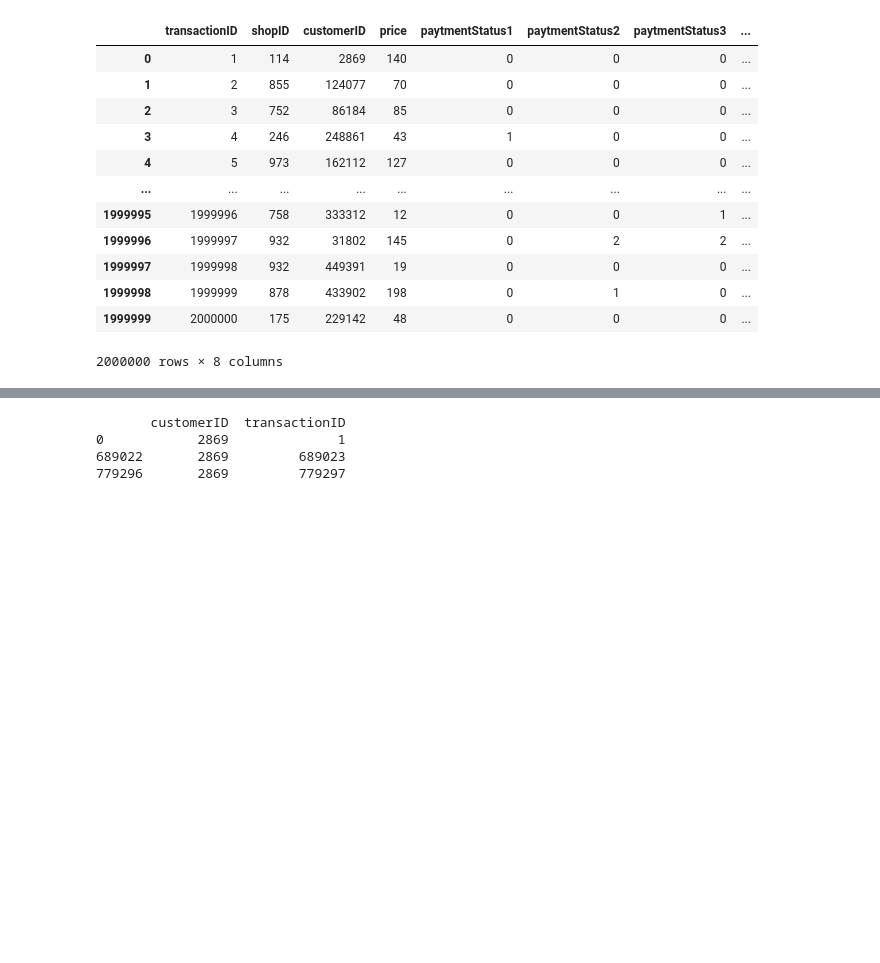
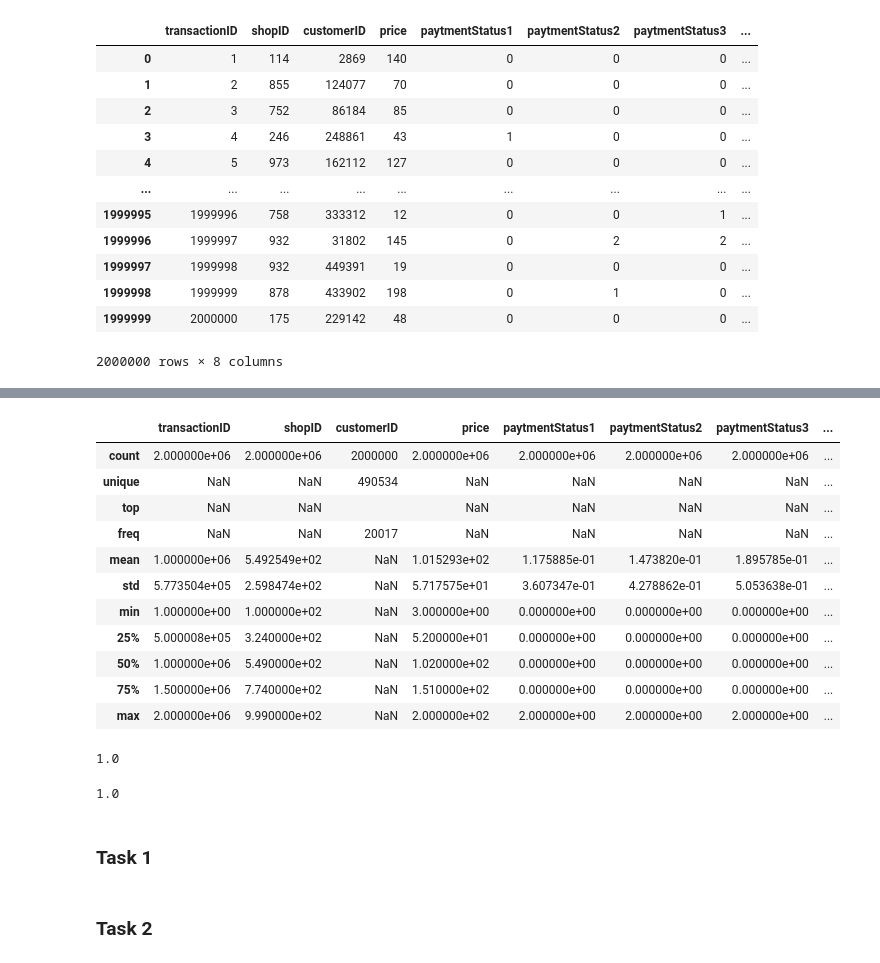
Before and after one commit to km72846/viabill_casestudy, a Jupyter notebook: viabill.ipynb, the cells around one changed output, grey strips where cells are left out. Saved outputs shown, nothing was run; the diff lists cells and outputs as text; code cells hidden in the pictures; blank space fills up the shorter version.

```diff
--- a/viabill.ipynb
+++ b/viabill.ipynb
@@ -109,13 +27,13 @@ KeyboardInterrupt:
 # %%
-import sqlite3
-import pandas as pd
+# creating connection
 
-# Create your connection.
-cnx = sqlite3.connect('viabill.db')
+cnx = sqlite3.connect('data/viabill.db')
 
 customers = pd.read_sql_query("SELECT * FROM CUSTOMERS", cnx)
 
 transactions = pd.read_sql_query("SELECT * FROM TRANSACTIONS", cnx)
+
+cnx.close()
 # %%
 customers
 # %% [output]
@@ -345,7 +84,33 @@ Name: cluster, dtype: int64
-# %%
-print(x[x['customerID']==2869])
-# %% [output]
-       customerID  transactionID
-0            2869              1
-689022       2869         689023
-779296       2869         779297
+# %%
+transactions.describe(include='all')
+# %% [output]
+|  | transactionID | shopID | customerID | price | paytmentStatus1 | paytmentStatus2 | paytmentStatus3 | ... |
+| count | 2.000000e+06 | 2.000000e+06 | 2000000 | 2.000000e+06 | 2.000000e+06 | 2.000000e+06 | 2.000000e+06 | ... |
+| unique | NaN | NaN | 490534 | NaN | NaN | NaN | NaN | ... |
+| top | NaN | NaN |  | NaN | NaN | NaN | NaN | ... |
+| freq | NaN | NaN | 20017 | NaN | NaN | NaN | NaN | ... |
+| mean | 1.000000e+06 | 5.492549e+02 | NaN | 1.015293e+02 | 1.175885e-01 | 1.473820e-01 | 1.895785e-01 | ... |
+| std | 5.773504e+05 | 2.598474e+02 | NaN | 5.717575e+01 | 3.607347e-01 | 4.278862e-01 | 5.053638e-01 | ... |
+| min | 1.000000e+00 | 1.000000e+02 | NaN | 3.000000e+00 | 0.000000e+00 | 0.000000e+00 | 0.000000e+00 | ... |
+| 25% | 5.000008e+05 | 3.240000e+02 | NaN | 5.200000e+01 | 0.000000e+00 | 0.000000e+00 | 0.000000e+00 | ... |
+| 50% | 1.000000e+06 | 5.490000e+02 | NaN | 1.020000e+02 | 0.000000e+00 | 0.000000e+00 | 0.000000e+00 | ... |
+| 75% | 1.500000e+06 | 7.740000e+02 | NaN | 1.510000e+02 | 0.000000e+00 | 0.000000e+00 | 0.000000e+00 | ... |
+| max | 2.000000e+06 | 9.990000e+02 | NaN | 2.000000e+02 | 2.000000e+00 | 2.000000e+00 | 2.000000e+00 | ... |
+# %%
+# check if transaction ID is unique in transactions ID
+
+print(len(transactions.transactionID.unique())/len(transactions))
+
+# it is unique - as many transaction IDs as rows in transactions table
+# %% [output]
+1.0
+# %%
+# check if customer ID is unique in transactions ID
+
+print(len(customers.customerID.unique())/len(customers))
+
+# it is unique - as many customer IDs as rows in customers table
+# %% [output]
+1.0
+# %% [markdown]
+### Task 1
@@ -351,0 +129,2 @@ print(x[x['customerID']==2869])
+# %% [markdown]
+### Task 2
```
Also changed, not shown: parts of 78 cells of this notebook, 4 other files.
